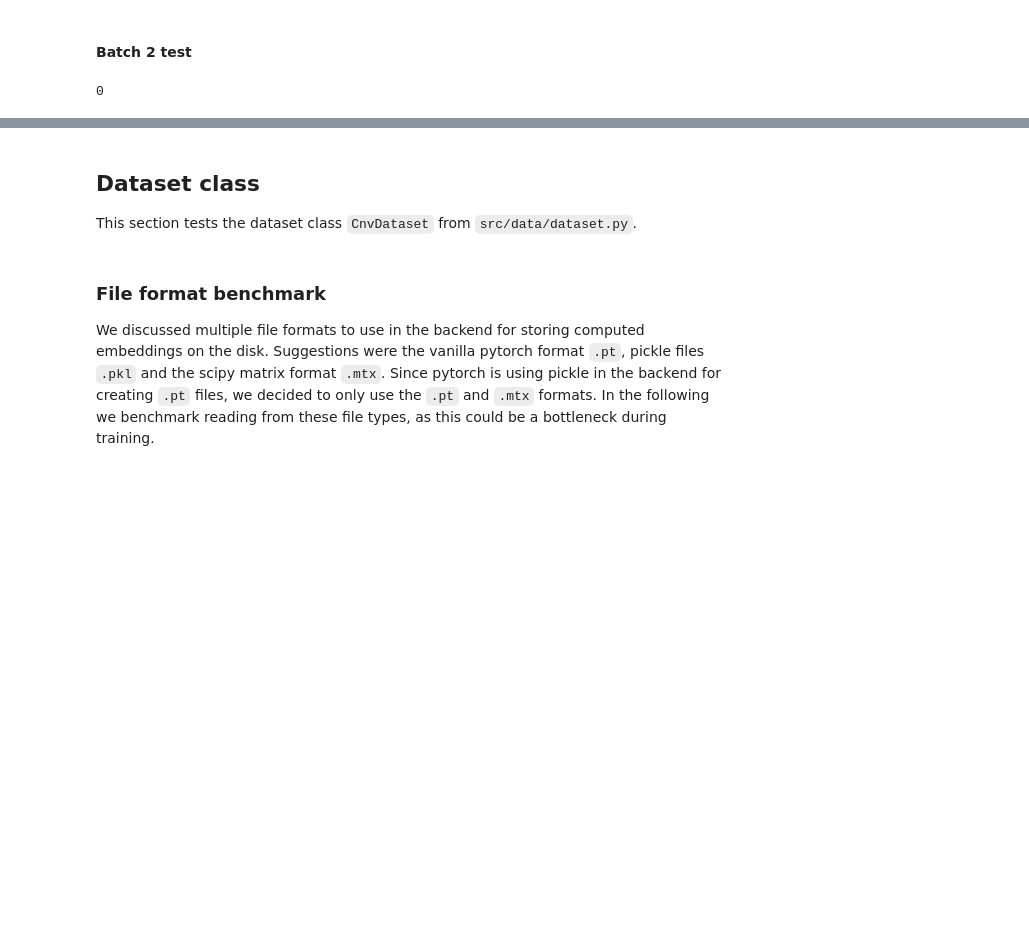
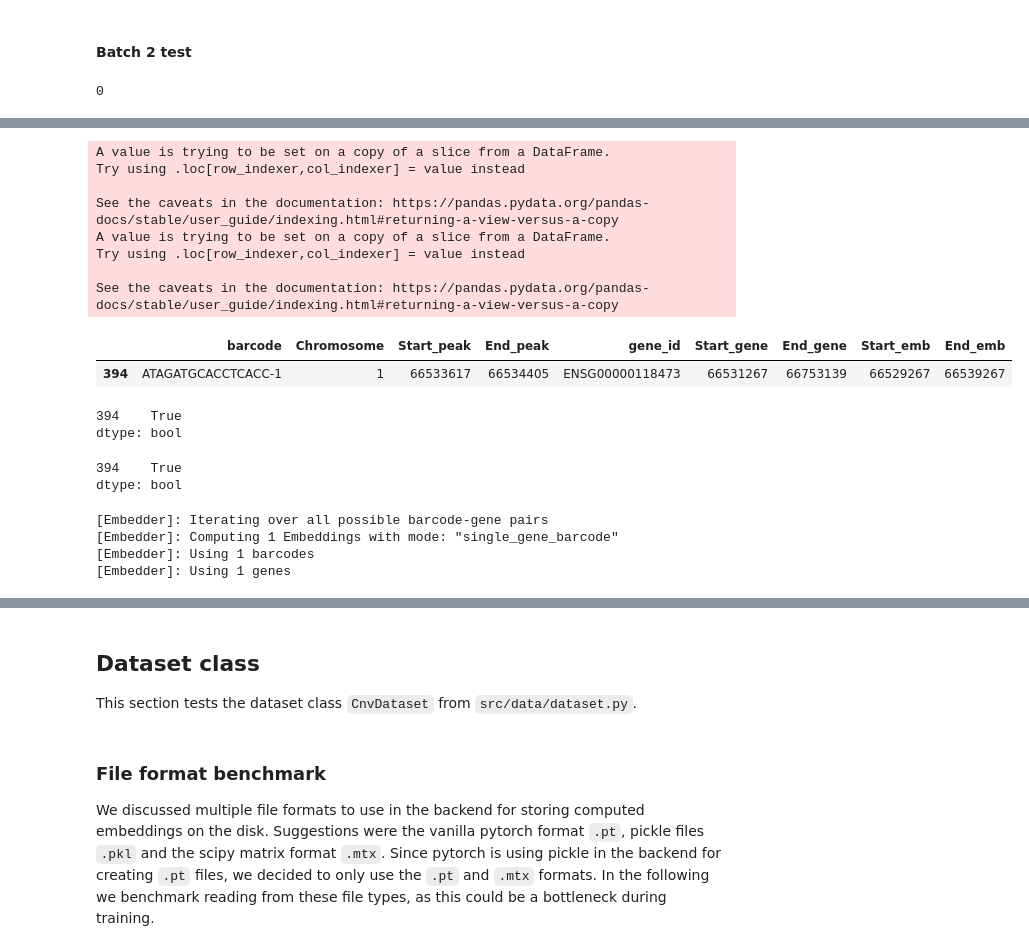
Before and after one commit to riccardoAli31/Gene-expression-changes-from-CNV, a Jupyter notebook: preprocessing/dataset_exploration.ipynb, the cells around one changed output, grey strips where cells are left out. Saved outputs shown, nothing was run; the diff lists cells and outputs as text; code cells hidden in the pictures; blank space fills up the shorter version.

```diff
--- a/preprocessing/dataset_exploration.ipynb
+++ b/preprocessing/dataset_exploration.ipynb
@@ -159,0 +325,29 @@ len(b2_test_min_gene_set)
+# %%
+test_region_dt = b1_overlaps_dt[
+    (b1_overlaps_dt['barcode'] == 'ATAGATGCACCTCACC-1') &
+    (b1_overlaps_dt['gene_id'] == 'ENSG00000118473')
+]
+test_region_dt['Start_emb'] = test_region_dt['Start_gene'] - 2000
+test_region_dt['End_emb'] = test_region_dt['Start_gene'] + 8000
+test_region_dt
+# %% [output]
+A value is trying to be set on a copy of a slice from a DataFrame.
+Try using .loc[row_indexer,col_indexer] = value instead
+
+See the caveats in the documentation: https://pandas.pydata.org/pandas-docs/stable/user_guide/indexing.html#returning-a-view-versus-a-copy
+A value is trying to be set on a copy of a slice from a DataFrame.
+Try using .loc[row_indexer,col_indexer] = value instead
+
+See the caveats in the documentation: https://pandas.pydata.org/pandas-docs/stable/user_guide/indexing.html#returning-a-view-versus-a-copy
+|  | barcode | Chromosome | Start_peak | End_peak | gene_id | Start_gene | End_gene | Start_emb | End_emb |
+| 394 | ATAGATGCACCTCACC-1 | 1 | 66533617 | 66534405 | ENSG00000118473 | 66531267 | 66753139 | 66529267 | 66539267 |
+# %%
+test_region_dt['Start_emb'] < test_region_dt['Start_peak']
+# %% [output]
+394    True
+dtype: bool
+# %%
+test_region_dt['End_emb'] > test_region_dt['Start_peak']
+# %% [output]
+394    True
+dtype: bool
@@ -159,0 +356,14 @@ len(b2_test_min_gene_set)
+# %%
+embedder = Embedder(
+    fasta_path=genome_fasta,
+    gtf_path=gtf_path,
+    atac_path=overlap_path,
+    cnv_path=epiAneufinder_path,
+    barcode_set={'ATAGATGCACCTCACC-1'},
+    gene_set={'ENSG00000118473'}
+    )
+# %% [output]
+[Embedder]: Iterating over all possible barcode-gene pairs
+[Embedder]: Computing 1 Embeddings with mode: "single_gene_barcode"
+[Embedder]: Using 1 barcodes
+[Embedder]: Using 1 genes
```
Also changed, not shown: parts of 30 cells of this notebook.
